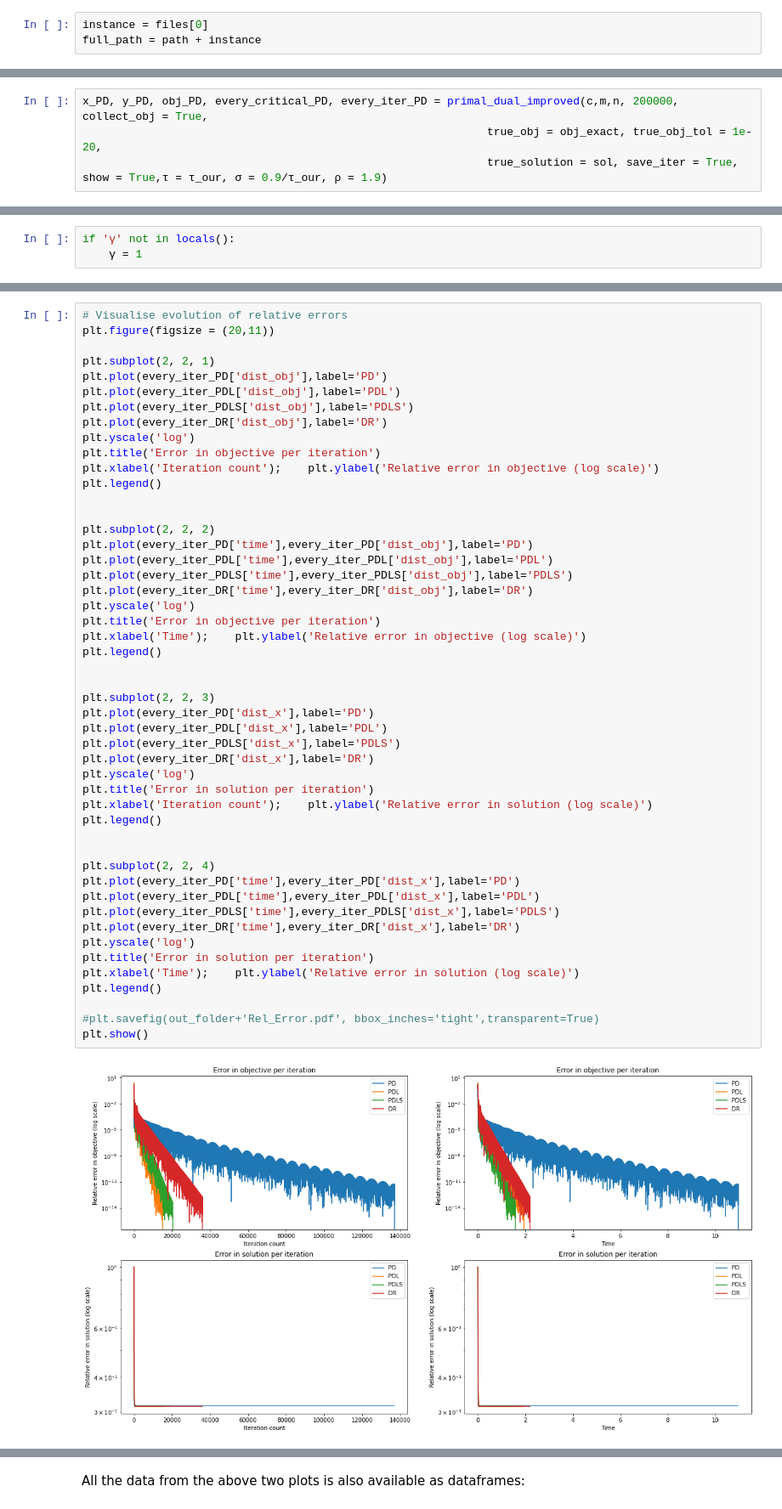
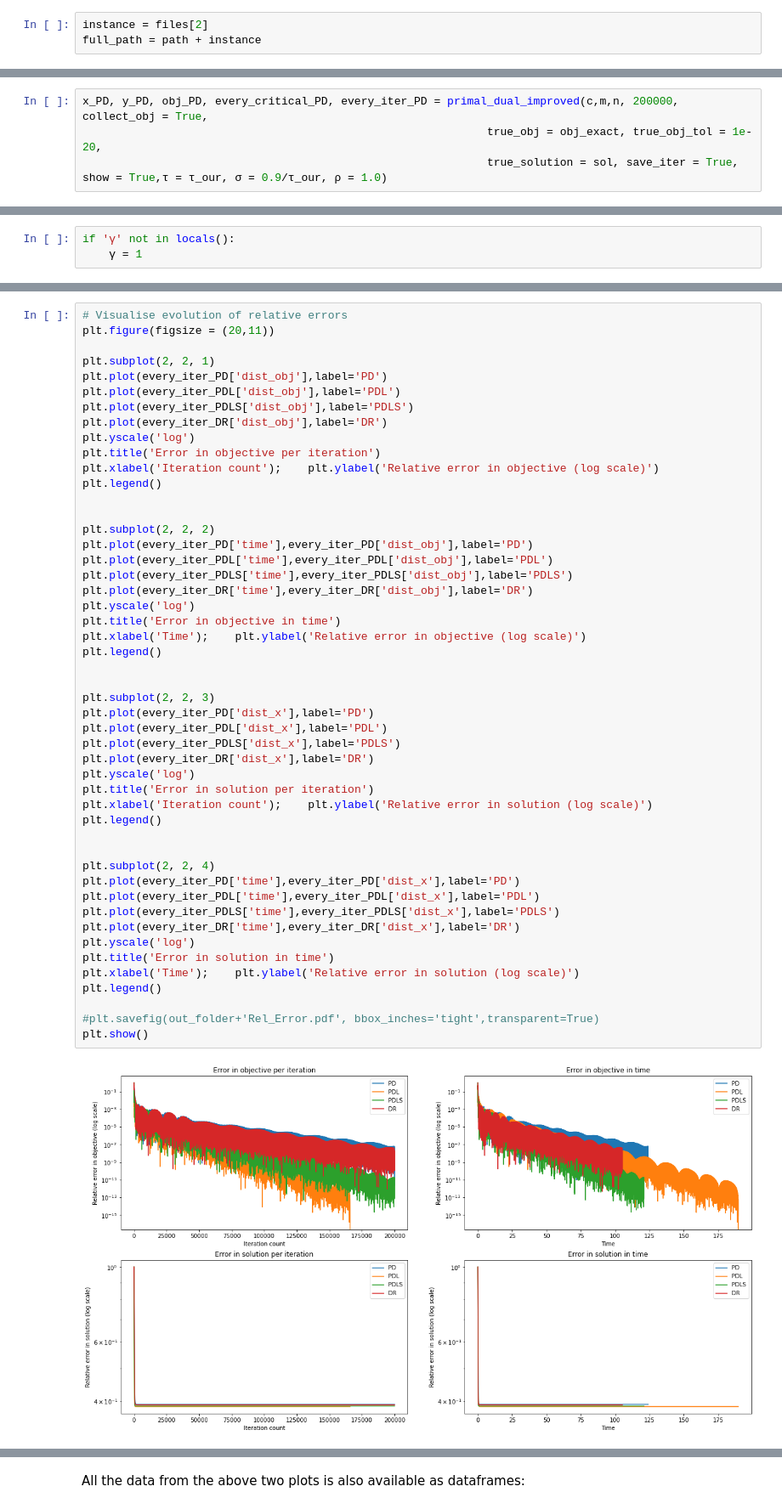
Before and after one commit to Optimal-Transport/Code, a Jupyter notebook: Python Algorithms/OT-Numerics.ipynb, the cells around one changed output, grey strips where cells are left out. Shown at 85% size. Saved outputs shown, nothing was run; the diff lists cells and outputs as text.

```diff
--- a/Python Algorithms/OT-Numerics.ipynb
+++ b/Python Algorithms/OT-Numerics.ipynb
@@ -57,7 +57,7 @@ There are 4 instances in this location:
 # %% [markdown]
 Select one instance:
 # %%
-instance = files[0]
+instance = files[2]
 full_path = path + instance
 # %% [markdown]
 Load data:
@@ -1322,5 +1322,5 @@ Algorithm stopped after 2.2008 seconds and 35959 iterations
 # %%
 x_PD, y_PD, obj_PD, every_critical_PD, every_iter_PD = primal_dual_improved(c,m,n, 200000, collect_obj = True,
                                                              true_obj = obj_exact, true_obj_tol = 1e-20,
-                                                             true_solution = sol, save_iter = True, show = True,τ = τ_our, σ = 0.9/τ_our, ρ = 1.9)
+                                                             true_solution = sol, save_iter = True, show = True,τ = τ_our, σ = 0.9/τ_our, ρ = 1.0)
 # %% [output]
@@ -1470,36 +1470,36 @@ plt.plot(every_iter_PDL['time'],every_iter_PDL['dist_obj'],label='PDL')
 plt.plot(every_iter_PDLS['time'],every_iter_PDLS['dist_obj'],label='PDLS')
 plt.plot(every_iter_DR['time'],every_iter_DR['dist_obj'],label='DR')
 plt.yscale('log')
-plt.title('Error in objective per iteration')
+plt.title('Error in objective in time')
 plt.xlabel('Time');    plt.ylabel('Relative error in objective (log scale)')
 plt.legend()
 
 
 plt.subplot(2, 2, 3)
 plt.plot(every_iter_PD['dist_x'],label='PD')
 plt.plot(every_iter_PDL['dist_x'],label='PDL')
 plt.plot(every_iter_PDLS['dist_x'],label='PDLS')
 plt.plot(every_iter_DR['dist_x'],label='DR')
 plt.yscale('log')
 plt.title('Error in solution per iteration')
 plt.xlabel('Iteration count');    plt.ylabel('Relative error in solution (log scale)')
 plt.legend()
 
 
 plt.subplot(2, 2, 4)
 plt.plot(every_iter_PD['time'],every_iter_PD['dist_x'],label='PD')
 plt.plot(every_iter_PDL['time'],every_iter_PDL['dist_x'],label='PDL')
 plt.plot(every_iter_PDLS['time'],every_iter_PDLS['dist_x'],label='PDLS')
 plt.plot(every_iter_DR['time'],every_iter_DR['dist_x'],label='DR')
 plt.yscale('log')
-plt.title('Error in solution per iteration')
+plt.title('Error in solution in time')
 plt.xlabel('Time');    plt.ylabel('Relative error in solution (log scale)')
 plt.legend()
 
 #plt.savefig(out_folder+'Rel_Error.pdf', bbox_inches='tight',transparent=True)
 plt.show()
 # %% [output]
-[figure, old version]
+[figure, new version]
 # %%
 # Relative variation
 plt.figure(figsize = (20,5))
```
Also changed, not shown: parts of 10 cells of this notebook.
